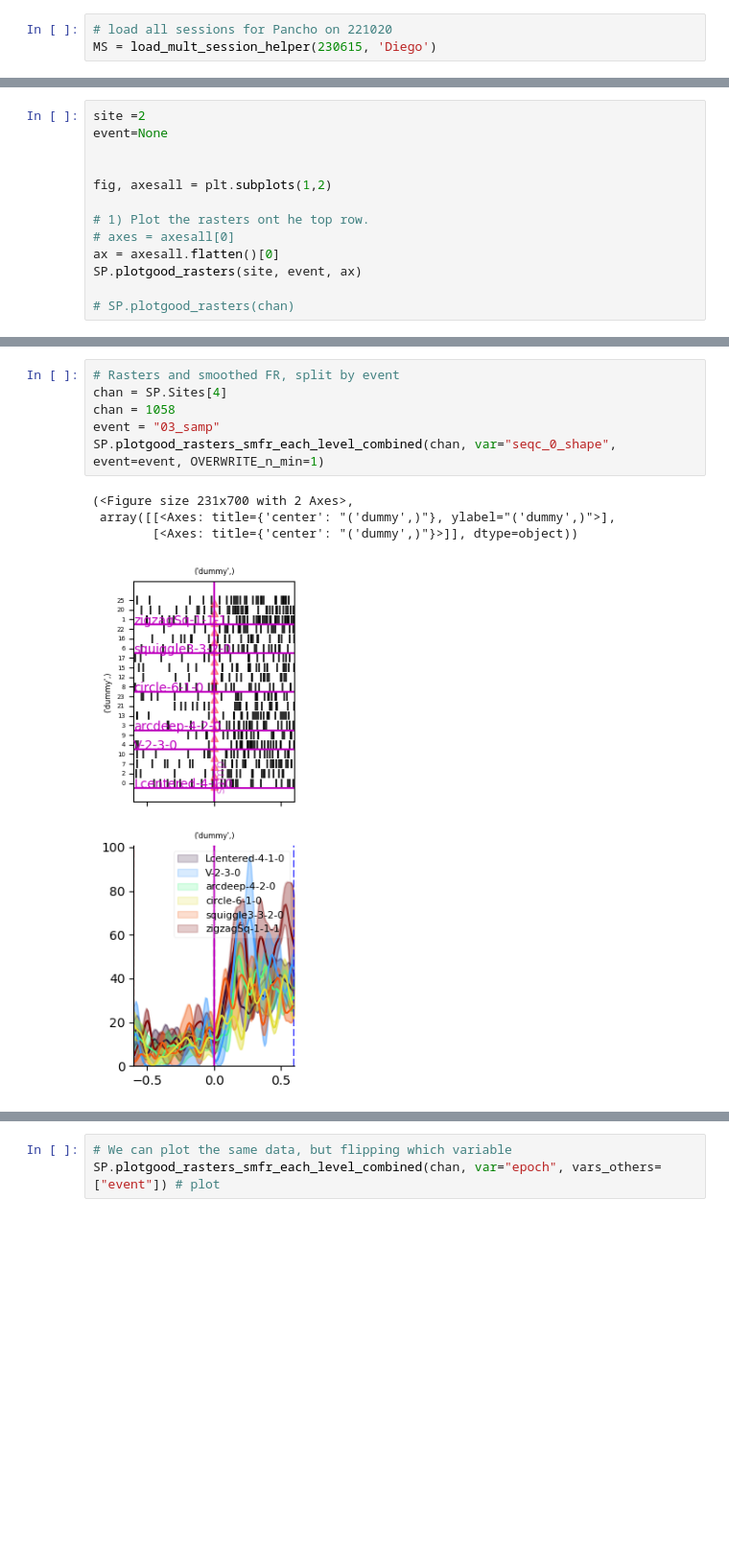
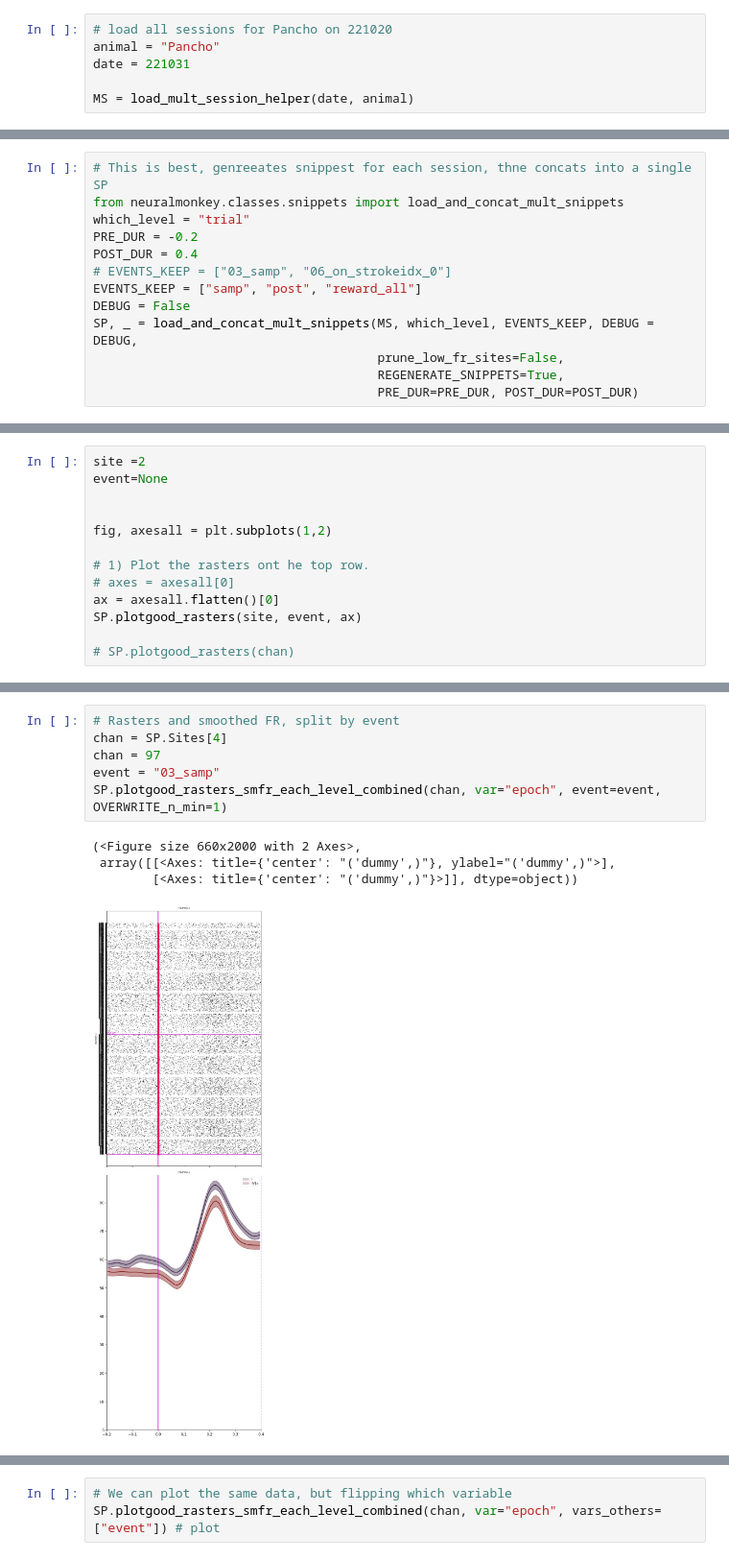
Before and after one commit to lucast4/neuralmonkey, a Jupyter notebook: neuralmonkey/notebooks_tutorials/230627_neural_preprocessing_tutorial_v3.ipynb, the cells around one changed output, grey strips where cells are left out. Shown at 96% size. Saved outputs shown, nothing was run; the diff lists cells and outputs as text; blank space fills up the shorter version.

```diff
--- a/neuralmonkey/notebooks_tutorials/230627_neural_preprocessing_tutorial_v3.ipynb
+++ b/neuralmonkey/notebooks_tutorials/230627_neural_preprocessing_tutorial_v3.ipynb
@@ -17,5 +16,8 @@ import numpy as np
 #%matplotlib inline
 # %%
 # load all sessions for Pancho on 221020
-MS = load_mult_session_helper(230615, 'Diego')
+animal = "Pancho"
+date = 221031
+
+MS = load_mult_session_helper(date, animal)
 # %% [output]
@@ -351,0 +225,13 @@ Updated self.Sites
+# %%
+# This is best, genreeates snippest for each session, thne concats into a single SP
+from neuralmonkey.classes.snippets import load_and_concat_mult_snippets
+which_level = "trial"
+PRE_DUR = -0.2
+POST_DUR = 0.4
+# EVENTS_KEEP = ["03_samp", "06_on_strokeidx_0"]
+EVENTS_KEEP = ["samp", "post", "reward_all"]
+DEBUG = False
+SP, _ = load_and_concat_mult_snippets(MS, which_level, EVENTS_KEEP, DEBUG = DEBUG,
+                                      prune_low_fr_sites=False,
+                                      REGENERATE_SNIPPETS=True,
+                                      PRE_DUR=PRE_DUR, POST_DUR=POST_DUR)
@@ -448,14 +343,14 @@ seqc_0_shape
 # %%
 # Rasters and smoothed FR, split by event
 chan = SP.Sites[4]
-chan = 1058
+chan = 97
 event = "03_samp"
-SP.plotgood_rasters_smfr_each_level_combined(chan, var="seqc_0_shape", event=event, OVERWRITE_n_min=1)
+SP.plotgood_rasters_smfr_each_level_combined(chan, var="epoch", event=event, OVERWRITE_n_min=1)
 # %% [output]
-(<Figure size 231x700 with 2 Axes>,
+(<Figure size 660x2000 with 2 Axes>,
  array([[<Axes: title={'center': "('dummy',)"}, ylabel="('dummy',)">],
         [<Axes: title={'center': "('dummy',)"}>]], dtype=object))
-[figure, old version]
+[figure, new version]
 # %%
 # you can further split data based on conjucntions of another set of variables.
 
```
Also changed, not shown: parts of 49 cells of this notebook, 1 other file.
